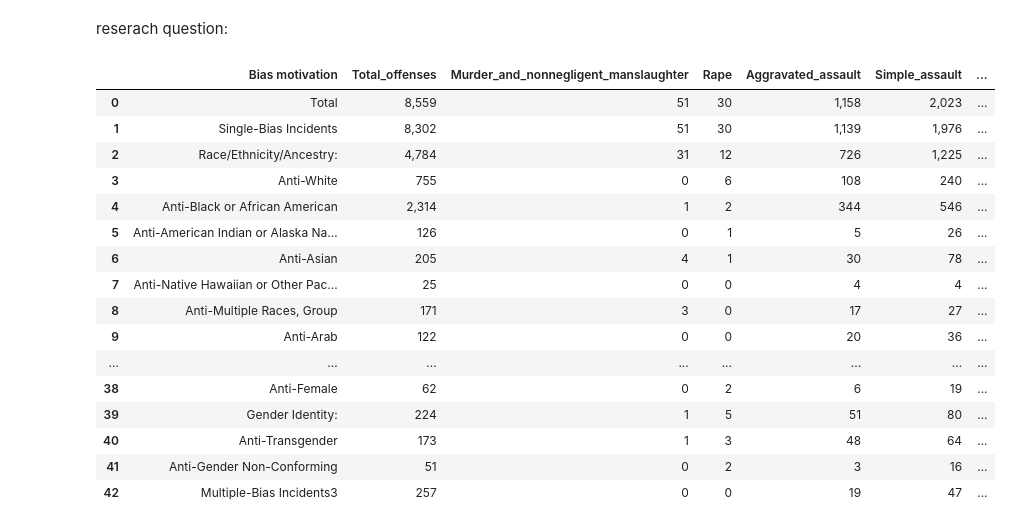
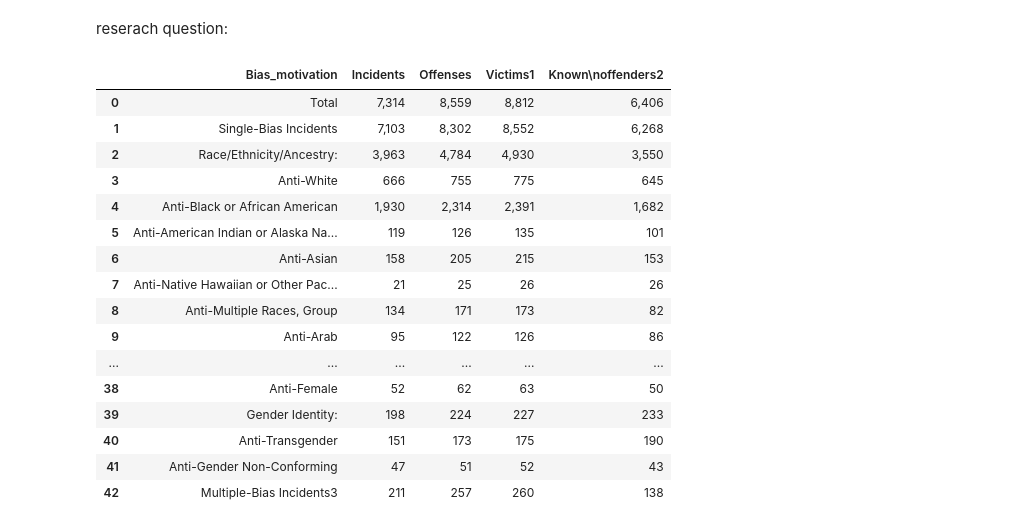
Before and after one commit to ChenTsizhen/2950_Project, a Jupyter notebook: masterNotebook.ipynb, the cells around one changed output. Cells and saved outputs as stored; diff of their text form; code cells hidden in the pictures.

```diff
--- a/masterNotebook.ipynb
+++ b/masterNotebook.ipynb
@@ -16,24 +16,24 @@ reserach question:
 # %%
 table1 = pd.read_csv('./Data_2019/Incidents_Offenses_Victims_and_Known_Offenders_by_Bias_Motivation_2019.csv')
 
 table4 = pd.read_csv('./Data_2019/Offenses_Offense_Type_by_Bias_Motivation_2019 v2.csv')
 
-table4
+table1
 # %% [output]
-|  | Bias motivation | Total_offenses | Murder_and_nonnegligent_manslaughter | Rape | Aggravated_assault | Simple_assault | ... |
-| 0 | Total | 8,559 | 51 | 30 | 1,158 | 2,023 | ... |
-| 1 | Single-Bias Incidents | 8,302 | 51 | 30 | 1,139 | 1,976 | ... |
-| 2 | Race/Ethnicity/Ancestry: | 4,784 | 31 | 12 | 726 | 1,225 | ... |
-| 3 | Anti-White | 755 | 0 | 6 | 108 | 240 | ... |
-| 4 | Anti-Black or African American | 2,314 | 1 | 2 | 344 | 546 | ... |
-| 5 | Anti-American Indian or Alaska Na... | 126 | 0 | 1 | 5 | 26 | ... |
-| 6 | Anti-Asian | 205 | 4 | 1 | 30 | 78 | ... |
-| 7 | Anti-Native Hawaiian or Other Pac... | 25 | 0 | 0 | 4 | 4 | ... |
-| 8 | Anti-Multiple Races, Group | 171 | 3 | 0 | 17 | 27 | ... |
-| 9 | Anti-Arab | 122 | 0 | 0 | 20 | 36 | ... |
-| ... | ... | ... | ... | ... | ... | ... | ... |
-| 38 | Anti-Female | 62 | 0 | 2 | 6 | 19 | ... |
-| 39 | Gender Identity: | 224 | 1 | 5 | 51 | 80 | ... |
-| 40 | Anti-Transgender | 173 | 1 | 3 | 48 | 64 | ... |
-| 41 | Anti-Gender Non-Conforming | 51 | 0 | 2 | 3 | 16 | ... |
-| 42 | Multiple-Bias Incidents3 | 257 | 0 | 0 | 19 | 47 | ... |
+|  | Bias_motivation | Incidents | Offenses | Victims1 | Known\noffenders2 |
+| 0 | Total | 7,314 | 8,559 | 8,812 | 6,406 |
+| 1 | Single-Bias Incidents | 7,103 | 8,302 | 8,552 | 6,268 |
+| 2 | Race/Ethnicity/Ancestry: | 3,963 | 4,784 | 4,930 | 3,550 |
+| 3 | Anti-White | 666 | 755 | 775 | 645 |
+| 4 | Anti-Black or African American | 1,930 | 2,314 | 2,391 | 1,682 |
+| 5 | Anti-American Indian or Alaska Na... | 119 | 126 | 135 | 101 |
+| 6 | Anti-Asian | 158 | 205 | 215 | 153 |
+| 7 | Anti-Native Hawaiian or Other Pac... | 21 | 25 | 26 | 26 |
+| 8 | Anti-Multiple Races, Group | 134 | 171 | 173 | 82 |
+| 9 | Anti-Arab | 95 | 122 | 126 | 86 |
+| ... | ... | ... | ... | ... | ... |
+| 38 | Anti-Female | 52 | 62 | 63 | 50 |
+| 39 | Gender Identity: | 198 | 224 | 227 | 233 |
+| 40 | Anti-Transgender | 151 | 173 | 175 | 190 |
+| 41 | Anti-Gender Non-Conforming | 47 | 51 | 52 | 43 |
+| 42 | Multiple-Bias Incidents3 | 211 | 257 | 260 | 138 |
```
Also changed, not shown: parts of 1 cell of this notebook, 2 other files.
